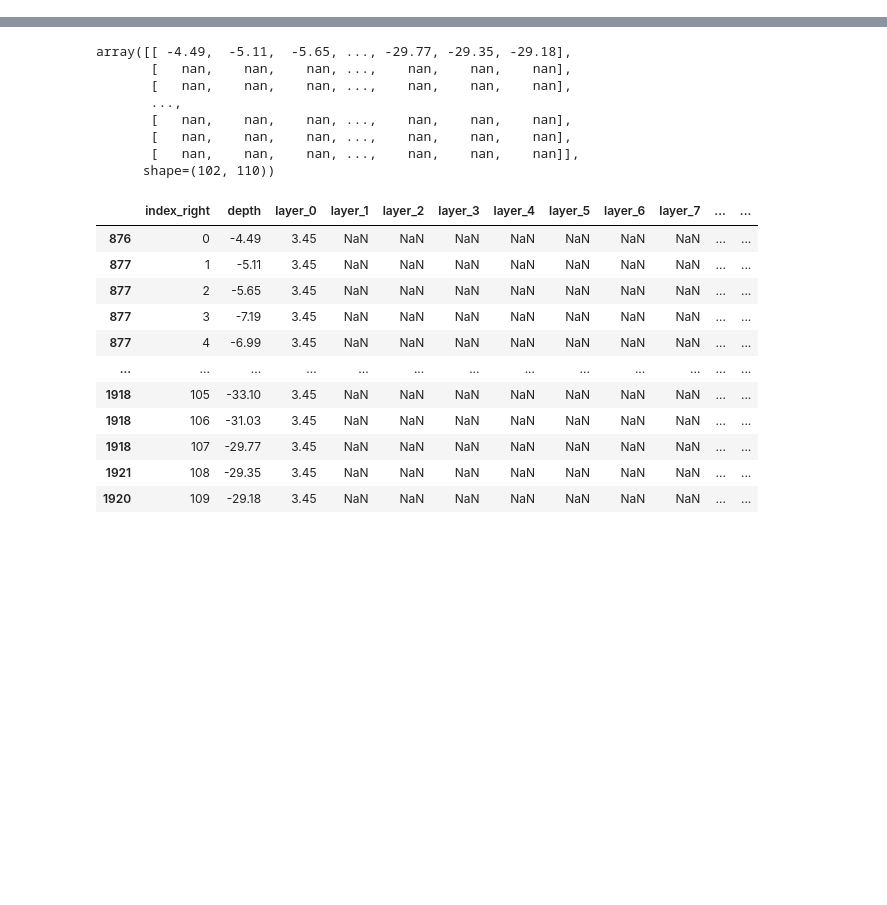
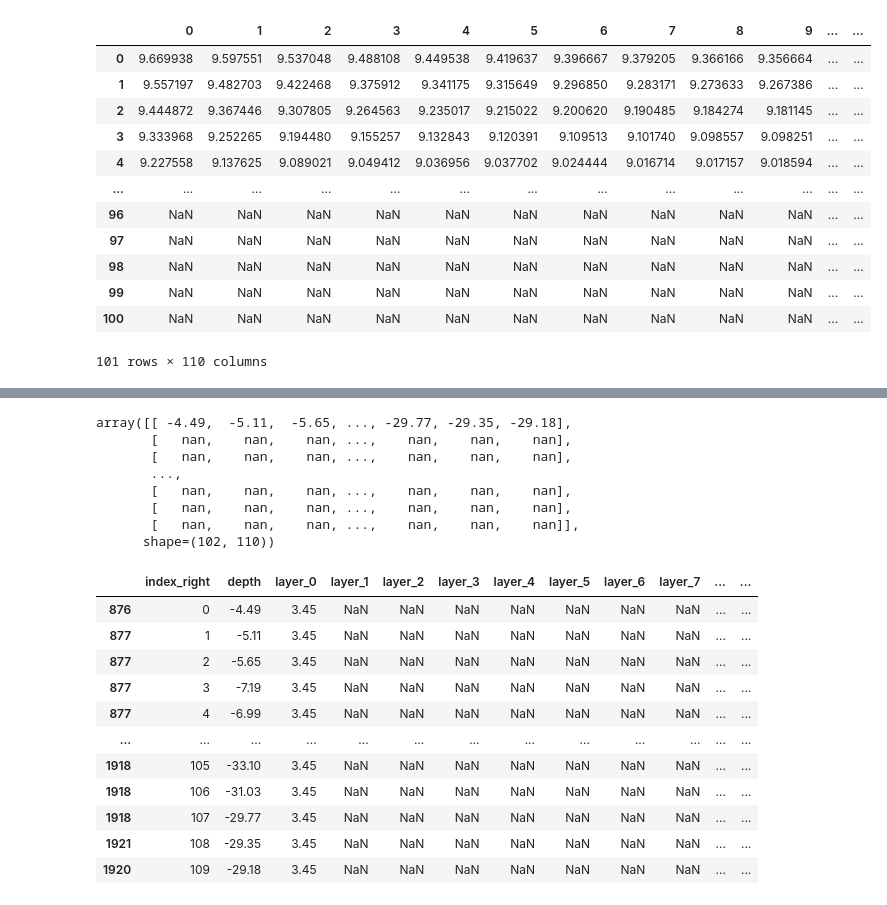
Before and after one commit to NTNUSmartWater/DigiH2O-Platform, a Jupyter notebook: process.ipynb, the cells around one changed output, grey strips where cells are left out. Drawn from its saved outputs; the diff is of its cells as text; code cells hidden in the pictures; blank space fills up the shorter version.

```diff
--- a/process.ipynb
+++ b/process.ipynb
@@ -161,0 +84,13 @@ poly
+# %%
+x_idx, y_idx = np.where(~np.isnan(poly_arr) & mask_valid)
+vals = poly_arr[x_idx, y_idx]
+# If only one point, use that value for the whole grid cell
+if vals.min() == vals.max():
+    interp_arr = poly_arr.copy()
+    interp_arr[:, :] = vals.min()
+else:
+    rbf = Rbf(x_idx, y_idx, vals, function='linear')
+    grid_x, grid_y = np.indices(poly_arr.shape)
+    interp_arr = rbf(grid_x, grid_y)
+interp_arr[~mask_valid] = np.nan
+interp_arr
@@ -161,0 +111,16 @@ poly
+# %%
+pd.DataFrame(interp_arr.T)
+# %% [output]
+|  | 0 | 1 | 2 | 3 | 4 | 5 | 6 | 7 | 8 | 9 | ... | ... |
+| 0 | 9.669938 | 9.597551 | 9.537048 | 9.488108 | 9.449538 | 9.419637 | 9.396667 | 9.379205 | 9.366166 | 9.356664 | ... | ... |
+| 1 | 9.557197 | 9.482703 | 9.422468 | 9.375912 | 9.341175 | 9.315649 | 9.296850 | 9.283171 | 9.273633 | 9.267386 | ... | ... |
+| 2 | 9.444872 | 9.367446 | 9.307805 | 9.264563 | 9.235017 | 9.215022 | 9.200620 | 9.190485 | 9.184274 | 9.181145 | ... | ... |
+| 3 | 9.333968 | 9.252265 | 9.194480 | 9.155257 | 9.132843 | 9.120391 | 9.109513 | 9.101740 | 9.098557 | 9.098251 | ... | ... |
+| 4 | 9.227558 | 9.137625 | 9.089021 | 9.049412 | 9.036956 | 9.037702 | 9.024444 | 9.016714 | 9.017157 | 9.018594 | ... | ... |
+| ... | ... | ... | ... | ... | ... | ... | ... | ... | ... | ... | ... | ... |
+| 96 | NaN | NaN | NaN | NaN | NaN | NaN | NaN | NaN | NaN | NaN | ... | ... |
+| 97 | NaN | NaN | NaN | NaN | NaN | NaN | NaN | NaN | NaN | NaN | ... | ... |
+| 98 | NaN | NaN | NaN | NaN | NaN | NaN | NaN | NaN | NaN | NaN | ... | ... |
+| 99 | NaN | NaN | NaN | NaN | NaN | NaN | NaN | NaN | NaN | NaN | ... | ... |
+| 100 | NaN | NaN | NaN | NaN | NaN | NaN | NaN | NaN | NaN | NaN | ... | ... |
+101 rows × 110 columns
```
Also changed, not shown: parts of 19 cells of this notebook, 4 other files.
